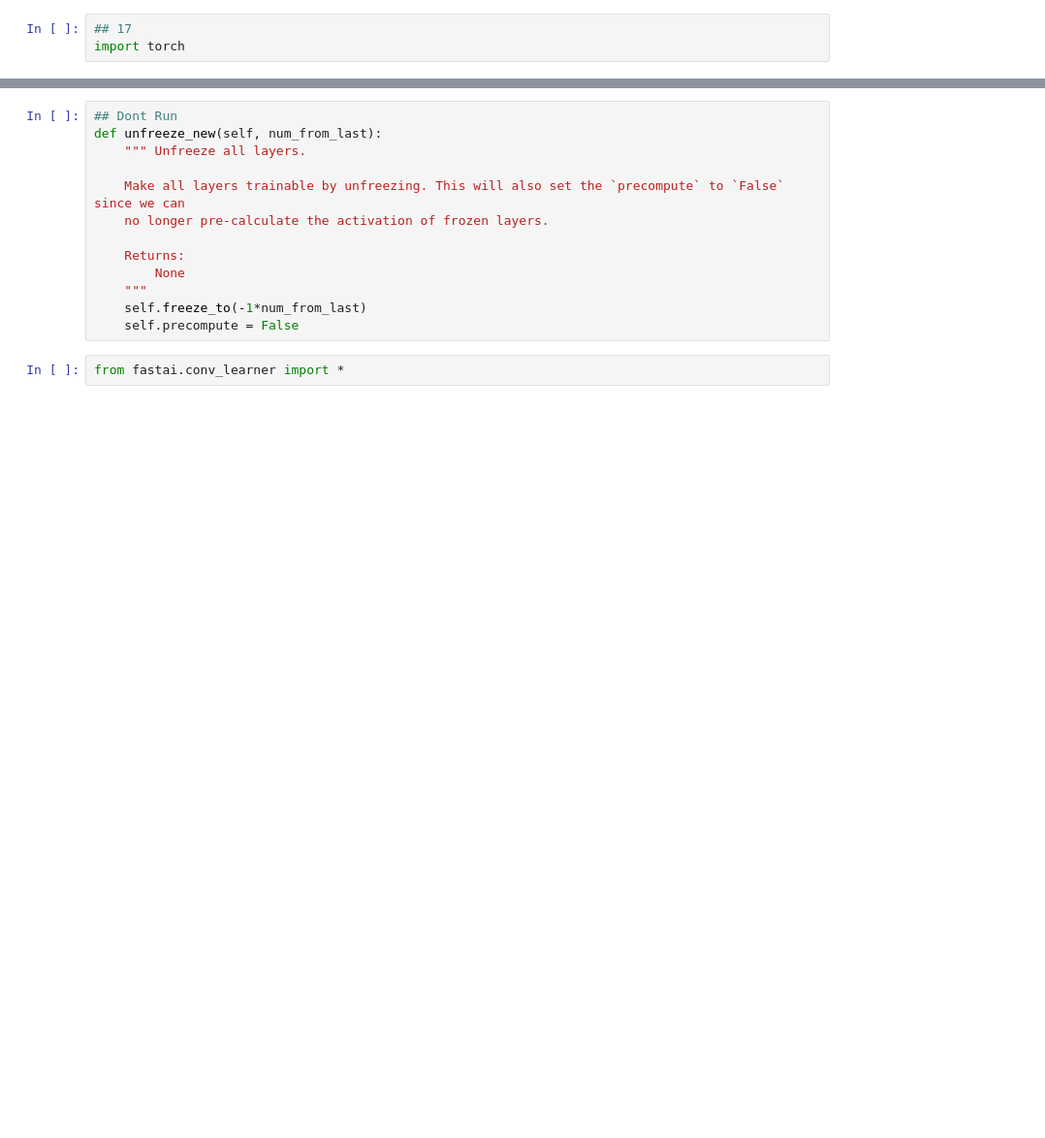
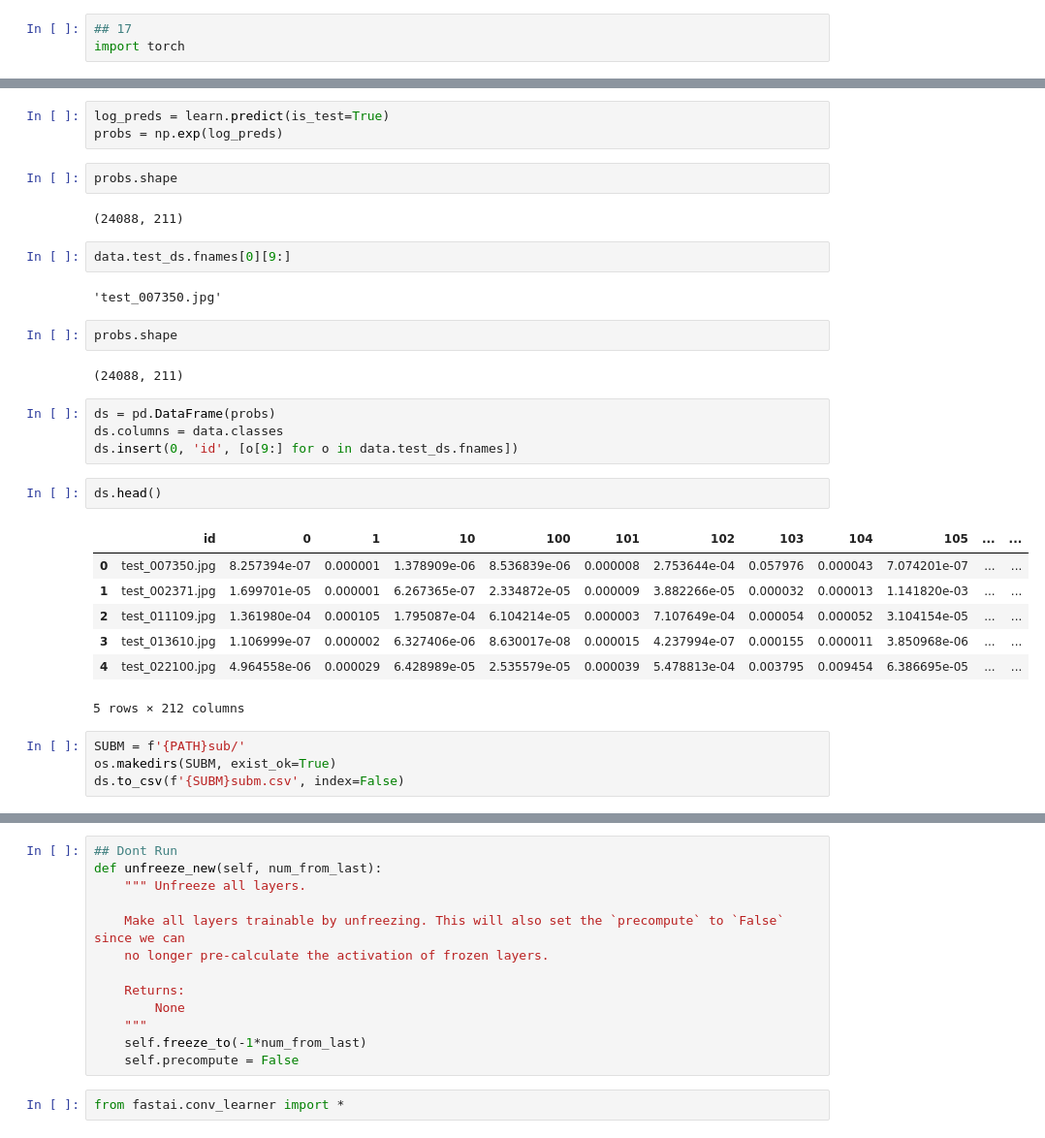
Before and after one commit to TheShadow29/Ifood-challenge-2018, a Jupyter notebook: pyt_code/Accuracy_78.ipynb, the cells around one changed output, grey strips where cells are left out. Shown at 97% size. Saved outputs shown, nothing was run; the diff lists cells and outputs as text; blank space fills up the shorter version.

```diff
--- a/pyt_code/Accuracy_78.ipynb
+++ b/pyt_code/Accuracy_78.ipynb
@@ -338,0 +340,33 @@ import torch
+# %%
+log_preds = learn.predict(is_test=True)
+probs = np.exp(log_preds)
+# %%
+probs.shape
+# %% [output]
+(24088, 211)
+# %%
+data.test_ds.fnames[0][9:]
+# %% [output]
+'test_007350.jpg'
+# %%
+probs.shape
+# %% [output]
+(24088, 211)
+# %%
+ds = pd.DataFrame(probs)
+ds.columns = data.classes
+ds.insert(0, 'id', [o[9:] for o in data.test_ds.fnames])
+# %%
+ds.head()
+# %% [output]
+|  | id | 0 | 1 | 10 | 100 | 101 | 102 | 103 | 104 | 105 | ... | ... |
+| 0 | test_007350.jpg | 8.257394e-07 | 0.000001 | 1.378909e-06 | 8.536839e-06 | 0.000008 | 2.753644e-04 | 0.057976 | 0.000043 | 7.074201e-07 | ... | ... |
+| 1 | test_002371.jpg | 1.699701e-05 | 0.000001 | 6.267365e-07 | 2.334872e-05 | 0.000009 | 3.882266e-05 | 0.000032 | 0.000013 | 1.141820e-03 | ... | ... |
+| 2 | test_011109.jpg | 1.361980e-04 | 0.000105 | 1.795087e-04 | 6.104214e-05 | 0.000003 | 7.107649e-04 | 0.000054 | 0.000052 | 3.104154e-05 | ... | ... |
+| 3 | test_013610.jpg | 1.106999e-07 | 0.000002 | 6.327406e-06 | 8.630017e-08 | 0.000015 | 4.237994e-07 | 0.000155 | 0.000011 | 3.850968e-06 | ... | ... |
+| 4 | test_022100.jpg | 4.964558e-06 | 0.000029 | 6.428989e-05 | 2.535579e-05 | 0.000039 | 5.478813e-04 | 0.003795 | 0.009454 | 6.386695e-05 | ... | ... |
+5 rows × 212 columns
+# %%
+SUBM = f'{PATH}sub/'
+os.makedirs(SUBM, exist_ok=True)
+ds.to_csv(f'{SUBM}subm.csv', index=False)
```
Also changed, not shown: parts of 45 cells of this notebook.
